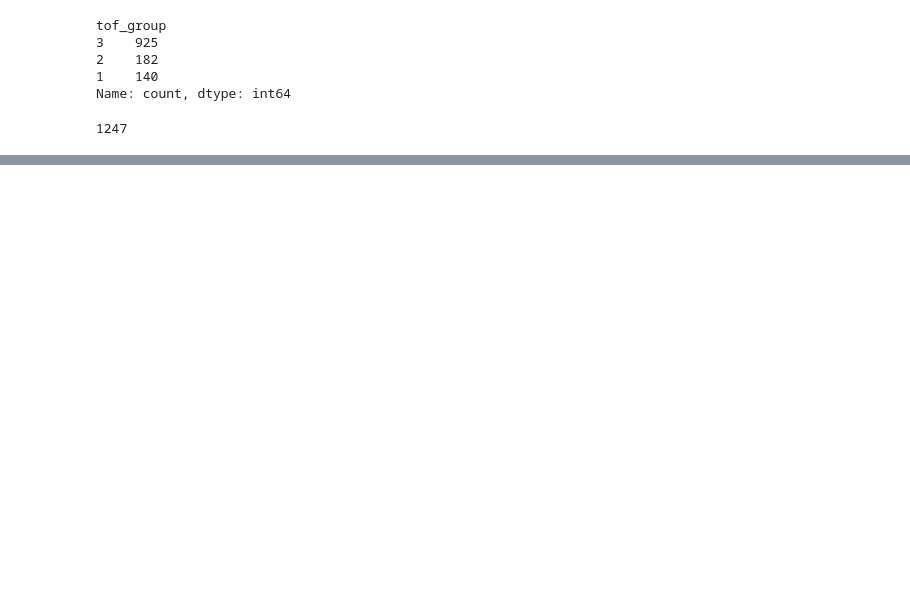
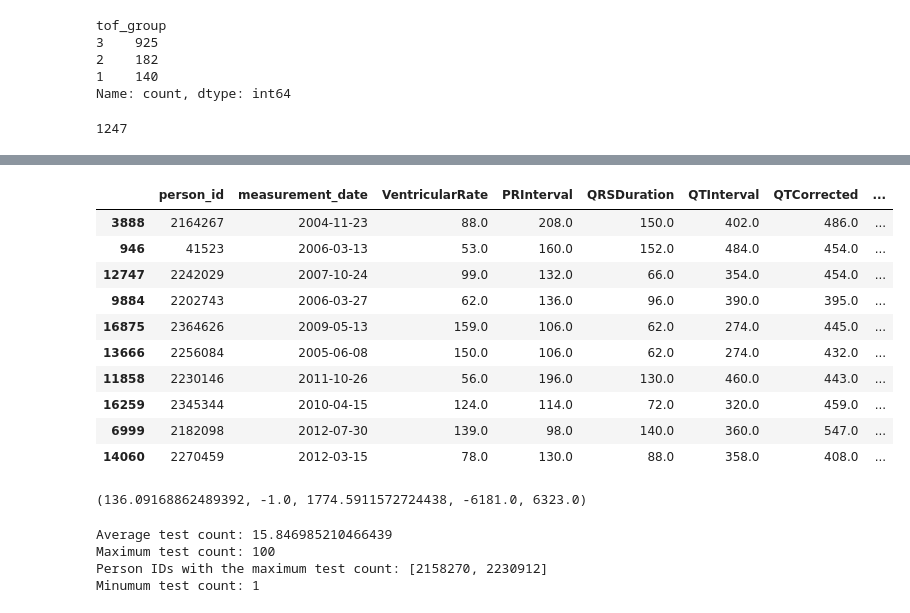
Before and after one commit to devguno/TOF, a Jupyter notebook: 0508.ipynb, the cells around one changed output, grey strips where cells are left out. Saved outputs shown, nothing was run; the diff lists cells and outputs as text; code cells hidden in the pictures; blank space fills up the shorter version.

```diff
--- a/0508.ipynb
+++ b/0508.ipynb
@@ -144,0 +198,65 @@ filtered_cohort_data.to_csv('cohort_final2.csv', index=False)
+# %%
+# Interval_To_Next 컬럼을 기준으로 내림차순 정렬
+data_sorted = data.sort_values(by='Interval_To_Next', ascending=False)
+
+# 상위 10개 데이터 추출
+top_10_intervals = data_sorted.head(10)
+
+# 결과 출력
+top_10_intervals
+# %% [output]
+|  | person_id | measurement_date | VentricularRate | PRInterval | QRSDuration | QTInterval | QTCorrected | ... |
+| 3888 | 2164267 | 2004-11-23 | 88.0 | 208.0 | 150.0 | 402.0 | 486.0 | ... |
+| 946 | 41523 | 2006-03-13 | 53.0 | 160.0 | 152.0 | 484.0 | 454.0 | ... |
+| 12747 | 2242029 | 2007-10-24 | 99.0 | 132.0 | 66.0 | 354.0 | 454.0 | ... |
+| 9884 | 2202743 | 2006-03-27 | 62.0 | 136.0 | 96.0 | 390.0 | 395.0 | ... |
+| 16875 | 2364626 | 2009-05-13 | 159.0 | 106.0 | 62.0 | 274.0 | 445.0 | ... |
+| 13666 | 2256084 | 2005-06-08 | 150.0 | 106.0 | 62.0 | 274.0 | 432.0 | ... |
+| 11858 | 2230146 | 2011-10-26 | 56.0 | 196.0 | 130.0 | 460.0 | 443.0 | ... |
+| 16259 | 2345344 | 2010-04-15 | 124.0 | 114.0 | 72.0 | 320.0 | 459.0 | ... |
+| 6999 | 2182098 | 2012-07-30 | 139.0 | 98.0 | 140.0 | 360.0 | 547.0 | ... |
+| 14060 | 2270459 | 2012-03-15 | 78.0 | 130.0 | 88.0 | 358.0 | 408.0 | ... |
+# %%
+# 각 환자별로 검사 간의 간격 계산
+data_sorted['Interval_To_Next'] = data_sorted.groupby('person_id')['measurement_date'].diff().shift(-1).dt.days
+
+# 평균, 중앙값, 표준편차, 최소값, 최대값 계산
+average_interval = data_sorted['Interval_To_Next'].mean()
+median_interval = data_sorted['Interval_To_Next'].median()
+std_dev_interval = data_sorted['Interval_To_Next'].std()
+min_interval = data_sorted['Interval_To_Next'].min()
+max_interval = data_sorted['Interval_To_Next'].max()
+
+average_interval, median_interval, std_dev_interval, min_interval, max_interval
+# %% [output]
+(136.09168862489392, -1.0, 1774.5911572724438, -6181.0, 6323.0)
+# %%
+import pandas as pd
+
+# 데이터 불러오기 및 날짜 형식 변환
+data = pd.read_csv('tof_ecg.csv')
+data['measurement_date'] = pd.to_datetime(data['measurement_date'])
+
+# 환자별 검사 횟수 계산
+test_counts = data.groupby('person_id').size()
+
+# 전체 평균 검사 횟수
+average_test_count = test_counts.mean()
+
+# 최대 검사 횟수
+max_test_count = test_counts.max()
+min_test_count = test_counts.min()
+
+# 최대 검사 횟수를 가진 person_id 찾기
+max_test_person_ids = test_counts[test_counts == max_test_count].index.tolist()
+
+# 결과 출력
+print("Average test count:", average_test_count)
+print("Maximum test count:", max_test_count)
+print("Person IDs with the maximum test count:", max_test_person_ids)
+print("Minumum test count:", min_test_count)
+# %% [output]
+Average test count: 15.846985210466439
+Maximum test count: 100
+Person IDs with the maximum test count: [2158270, 2230912]
+Minumum test count: 1
```
Also changed, not shown: parts of 4 cells of this notebook.
